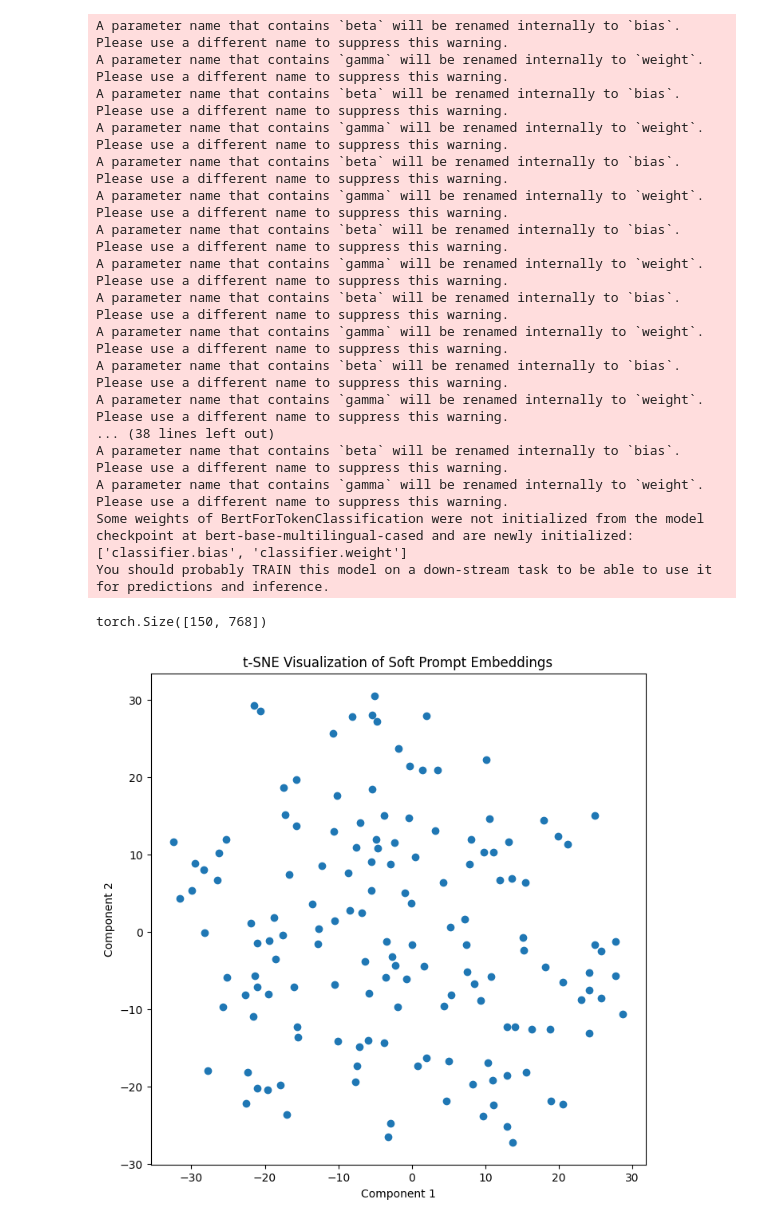
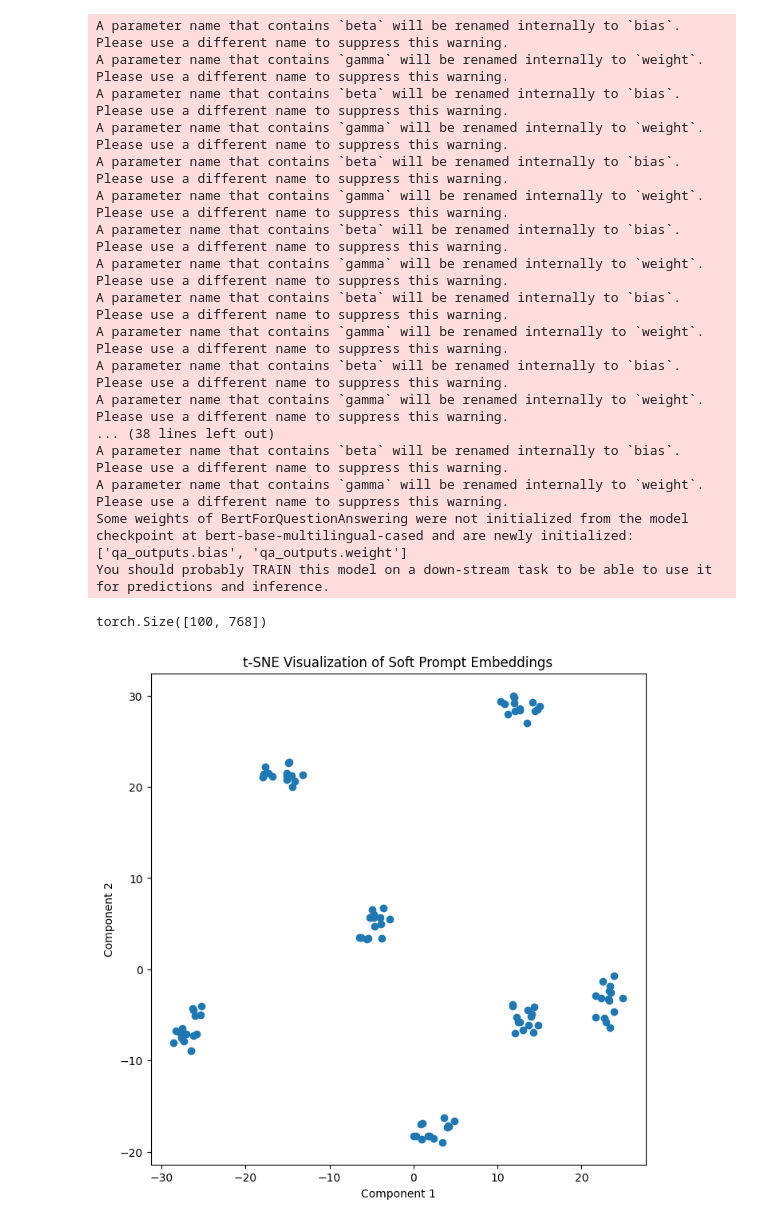
Before and after one commit to yan-vei/prompts-for-scripts, a Jupyter notebook: inspect_prompts.ipynb, the cells around one changed output. Saved outputs shown, nothing was run; the diff lists cells and outputs as text; code cells hidden in the pictures.

```diff
--- a/inspect_prompts.ipynb
+++ b/inspect_prompts.ipynb
@@ -16,13 +11,13 @@ name = 'bert-base-multilingual-cased'
 # %%
-all_paths = []
-for token in num_tokens:
-    for init_strategy in init_strategies:
-        for epoch in num_epochs:
-            all_paths.append('soft_prompts/ner/' + str(token) + "/" + str(init_strategy) + "/" + str(epoch))
+# Initialize all the data that we have to have before loading the prompts
 
-soft_prompts_path = 'soft_prompts/ner/150/normal/50'
+num_orig_ner_labels = 39 # num of labels in the Turkish NER dataset
+name = 'bert-base-multilingual-cased' # model
+soft_prompts_path = 'soft_prompts/qa/100/task/30' # path to where load the soft prompts
 # %%
-model = BertForTokenClassification.from_pretrained(name, num_labels=num_orig_ner_labels)
+# Load the model and the soft prompts
+
+model = BertForQuestionAnswering.from_pretrained(name) # Alternate with BertForTokenClassification for NER task
 peft_model = PeftModel.from_pretrained(model, soft_prompts_path)
 soft_prompts = peft_model.prompt_encoder['default'].embedding.weight.data
 # %% [output]
@@ -41,23 +36,27 @@ A parameter name that contains `gamma` will be renamed internally to `weight`. P
 ... (38 lines left out)
 A parameter name that contains `beta` will be renamed internally to `bias`. Please use a different name to suppress this warning.
 A parameter name that contains `gamma` will be renamed internally to `weight`. Please use a different name to suppress this warning.
-Some weights of BertForTokenClassification were not initialized from the model checkpoint at bert-base-multilingual-cased and are newly initialized: ['classifier.bias', 'classifier.weight']
+Some weights of BertForQuestionAnswering were not initialized from the model checkpoint at bert-base-multilingual-cased and are newly initialized: ['qa_outputs.bias', 'qa_outputs.weight']
 You should probably TRAIN this model on a down-stream task to be able to use it for predictions and inference.
 # %%
+# Check the shape of soft prompts, should be [num_toks, hidden_dim]
+
 soft_prompts.shape
 # %% [output]
-torch.Size([150, 768])
+torch.Size([100, 768])
 # %%
+# Convert torch tensor to numpy
 soft_prompt_embeddings_np = soft_prompts.detach().cpu().numpy()
 
-tsne = TSNE(n_components=2, random_state=42, perplexity=4)
+# Make a plot of the soft prompts clusters
+tsne = TSNE(n_components=2, random_state=42, perplexity=10)
 soft_prompt_2d = tsne.fit_transform(soft_prompt_embeddings_np)
 
 plt.figure(figsize=(8, 8))
 plt.scatter(soft_prompt_2d[:, 0], soft_prompt_2d[:, 1])
 plt.title("t-SNE Visualization of Soft Prompt Embeddings")
 plt.xlabel("Component 1")
 plt.ylabel("Component 2")
 plt.show()
 # %% [output]
-[figure, old version]
+[figure, new version]
```
Also changed, not shown: parts of 6 cells of this notebook, 6 other files.
